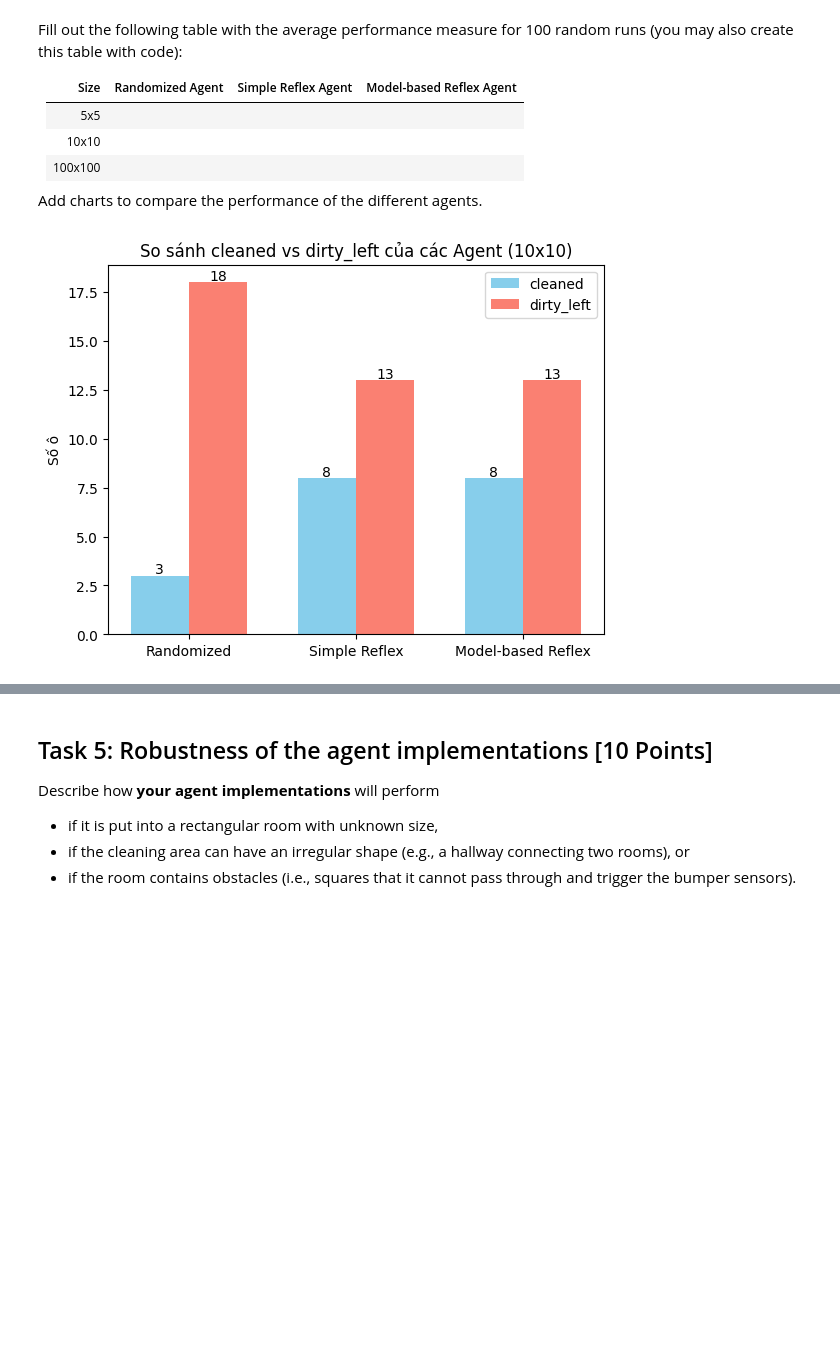
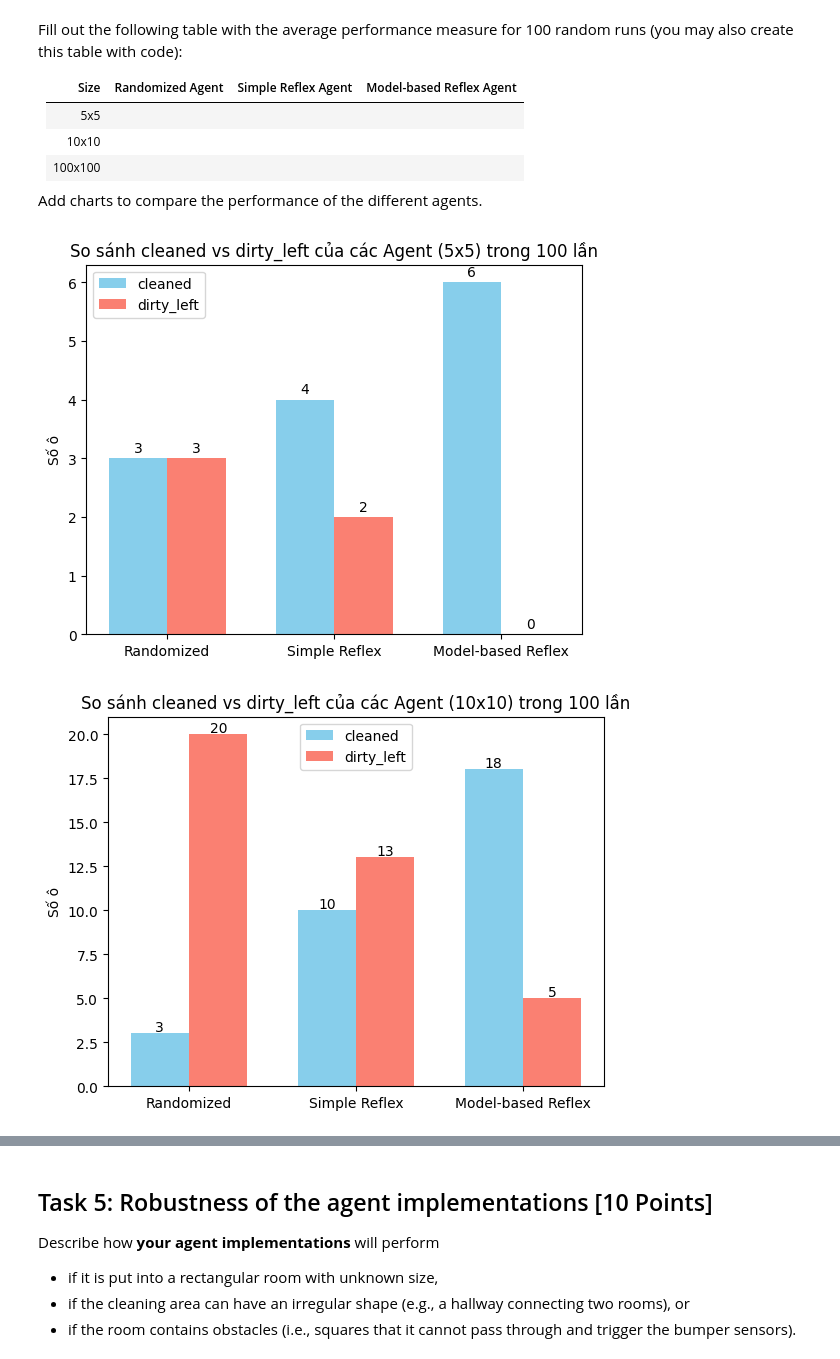
Before and after one commit to QHGBao/Nhom4_TTNTNC, a Jupyter notebook: lab02 - search/robot_vacuum.ipynb, the cells around one changed output, grey strips where cells are left out. Drawn from its saved outputs; the diff is of its cells as text; code cells hidden in the pictures; blank space fills up the shorter version.

```diff
--- a/lab02 - search/robot_vacuum.ipynb
+++ b/lab02 - search/robot_vacuum.ipynb
@@ -572,34 +576,36 @@ Add charts to compare the performance of the different agents.
 # %%
 # Your graphs and discussion of the results goes here
 import matplotlib.pyplot as plt
 
 def select_size(results, size = "5x5"):
   rs_Randomized_Agent = results[size]["Randomized Agent"]["Randomized Agent"]
   rs_Simple_Reflex_Agent = results[size]["Simple Reflex Agent"]["Simple Reflex Agent"]
   rs_Model_based_Reflex_Agent = results[size]["Model-based Reflex Agent"]["Model-based Reflex Agent"]
   agents = ["Randomized", "Simple Reflex", "Model-based Reflex"]
   steps_data = [rs_Randomized_Agent["steps"], rs_Simple_Reflex_Agent["steps"], rs_Model_based_Reflex_Agent["steps"]]
   cleaned_data = [rs_Randomized_Agent["cleaned"], rs_Simple_Reflex_Agent["cleaned"], rs_Model_based_Reflex_Agent["cleaned"]]
   dirty_left_data = [rs_Randomized_Agent["dirty_left"], rs_Simple_Reflex_Agent["dirty_left"], rs_Model_based_Reflex_Agent["dirty_left"]]
   return agents, steps_data, cleaned_data, dirty_left_data
 
 
 def plot_results_bar(agents, steps_data, cleaned_data, dirty_left_data, size):
   x = np.arange(len(agents))
   width = 0.35  # độ rộng cột
   plt.bar(x - width/2, cleaned_data, width, label='cleaned', color='skyblue')
   plt.bar(x + width/2, dirty_left_data, width, label='dirty_left', color='salmon')
   plt.xticks(x, agents)
   plt.ylabel("Số ô")
-  plt.title(f"So sánh cleaned vs dirty_left của các Agent ({size})")
+  plt.title(f"So sánh cleaned vs dirty_left của các Agent ({size}) trong 100 lần")
   plt.legend()
   for xi, val in zip(x - width/2, cleaned_data):
       plt.text(xi, val + 0.1, str(val), ha='center')
   for xi, val in zip(x + width/2, dirty_left_data):
       plt.text(xi, val + 0.1, str(val), ha='center')
   plt.show()
-size_room = "10x10" # "5x5" | "10x10" | "100x100"
-agents, steps_data, cleaned_data, dirty_left_data = select_size(results, size_room)
-plot_results_bar(agents, steps_data, cleaned_data, dirty_left_data, size_room)
+size_rooms =  ["5x5" , "10x10" , "100x100"]
+for room in size_rooms:
+  agents, steps_data, cleaned_data, dirty_left_data = select_size(results, room)
+  plot_results_bar(agents, steps_data, cleaned_data, dirty_left_data, room)
 # %% [output]
-[figure, old version]
+[figure, new version]
+[figure, added]
```
Also changed, not shown: parts of 8 cells of this notebook, 3 other files.
